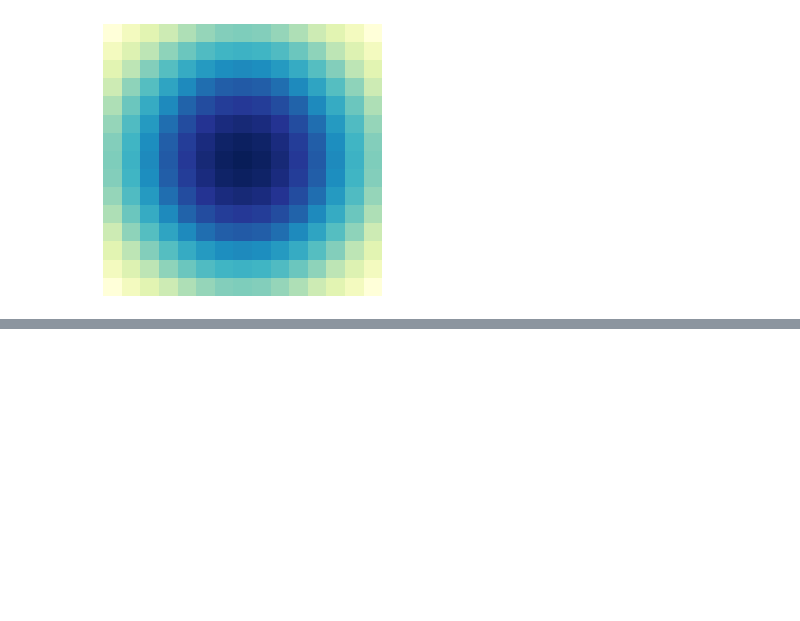
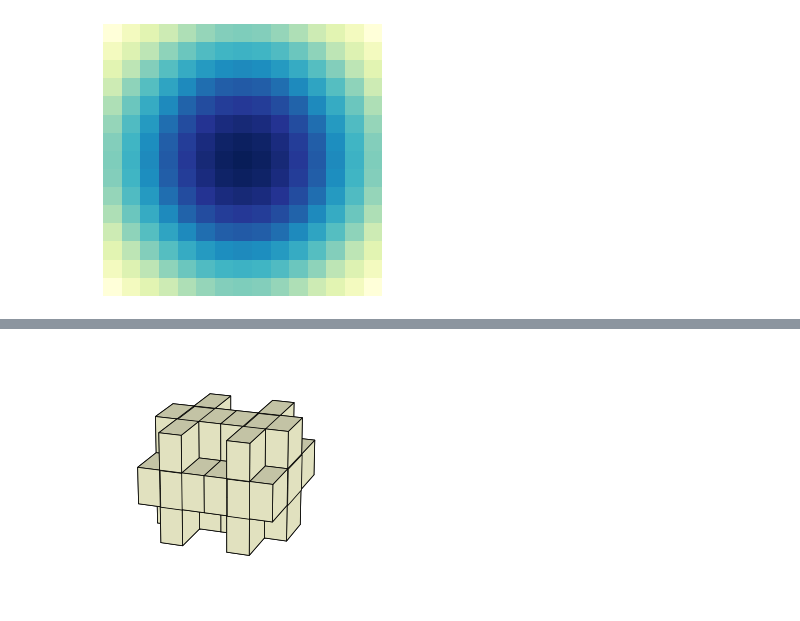
Before and after one commit to kolibril13/plywood-gallery, a Jupyter notebook: gallery.ipynb, the cells around one changed output, grey strips where cells are left out. Saved outputs shown, nothing was run; the diff lists cells and outputs as text; code cells hidden in the pictures; blank space fills up the shorter version.

```diff
--- a/gallery.ipynb
+++ b/gallery.ipynb
@@ -140,0 +161,6 @@ disp(array, sep='.1f' )
+# %%
+%%capture_png imgs/example.png --style "width: 150px; ; border: 3px solid skyblue"
+stacked_array = np.concatenate((voxelarrray, voxelarrray), axis=1)
+plot_voxels(stacked_array)
+# %% [output]
+[figure, added]
```
Also changed, not shown: parts of 5 cells of this notebook, 14 other files.
